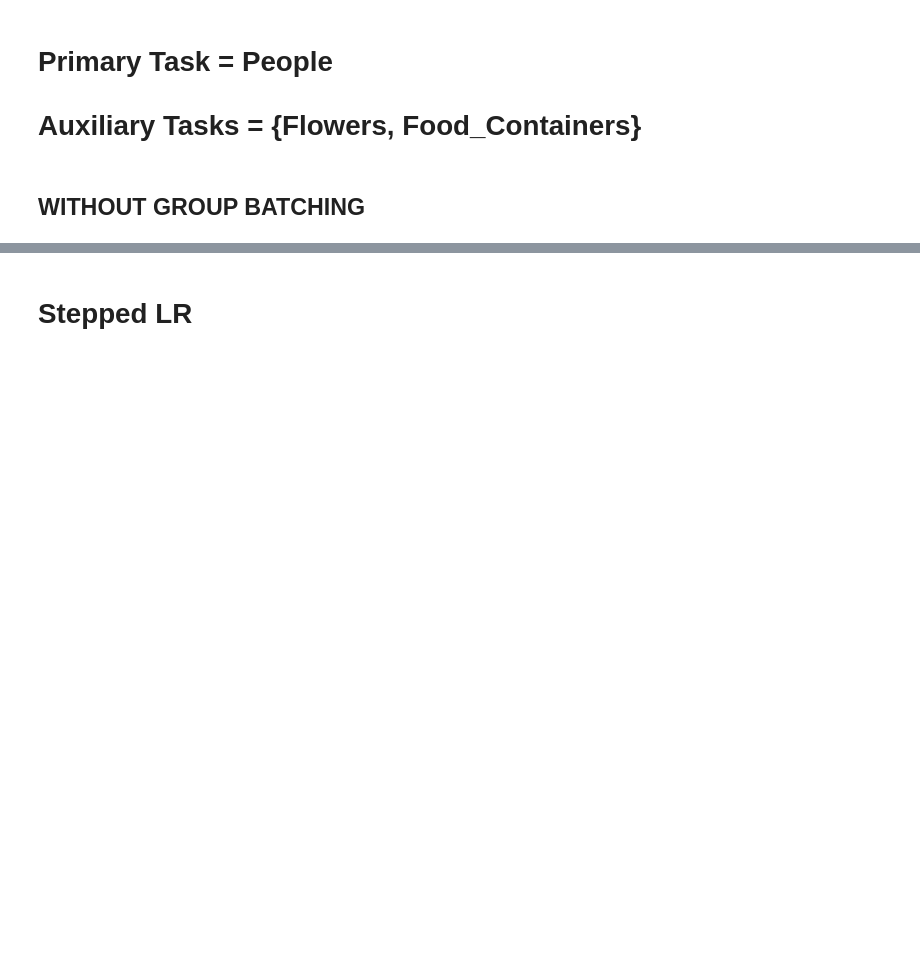
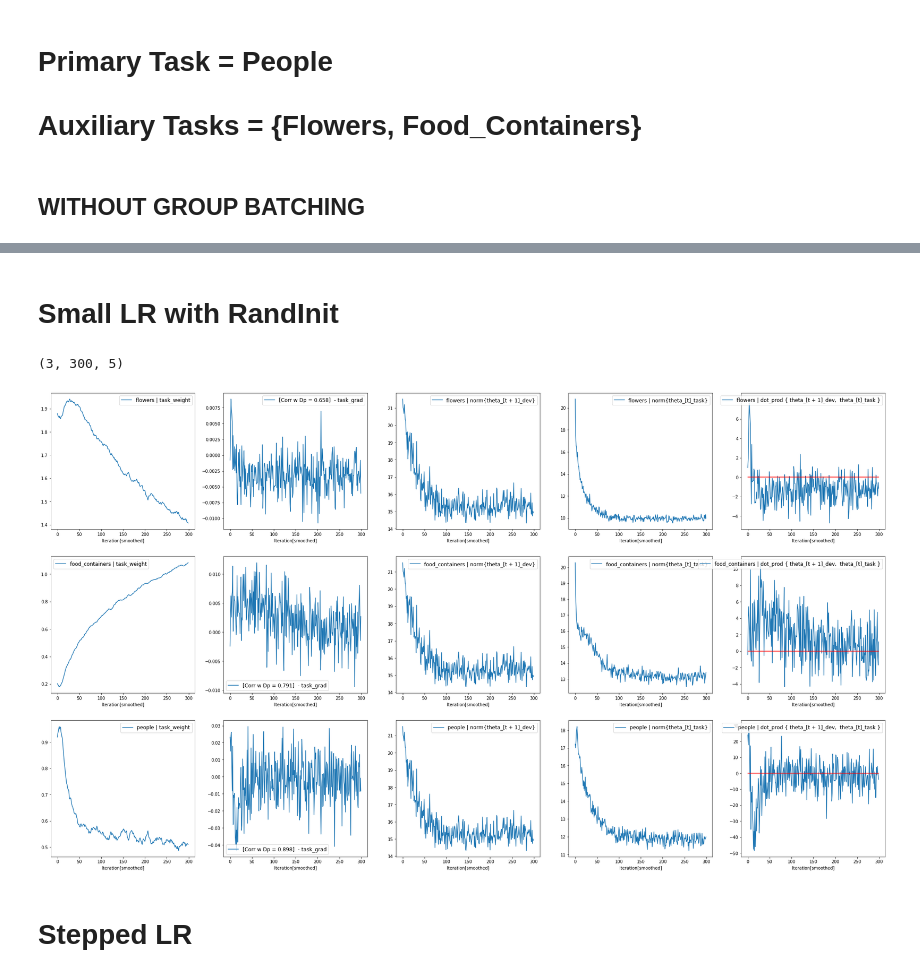
Before and after one commit to ldery/metalearning-for-multitask-pretraining, a Jupyter notebook: gradient_dotprod_viz.ipynb, the cells around one changed output, grey strips where cells are left out. Saved outputs shown, nothing was run; the diff lists cells and outputs as text; code cells hidden in the pictures; blank space fills up the shorter version.

```diff
--- a/gradient_dotprod_viz.ipynb
+++ b/gradient_dotprod_viz.ipynb
@@ -49,3 +60,11 @@ print(files)
+# %% [markdown]
+# Small LR with RandInit #
+# %%
+randInit_small = 'sgd_vis_tests/higher_fixed/small_lr.randInit/meta_people/0/weight_stats.pkl'
+vis_file(randInit_small, smooth_factor=17)
+# %% [output]
+(3, 300, 5)
+[figure, added]
 # %% [markdown]
 # Stepped LR #
 # %%
```
Also changed, not shown: parts of 4 cells of this notebook, 2 other files.
